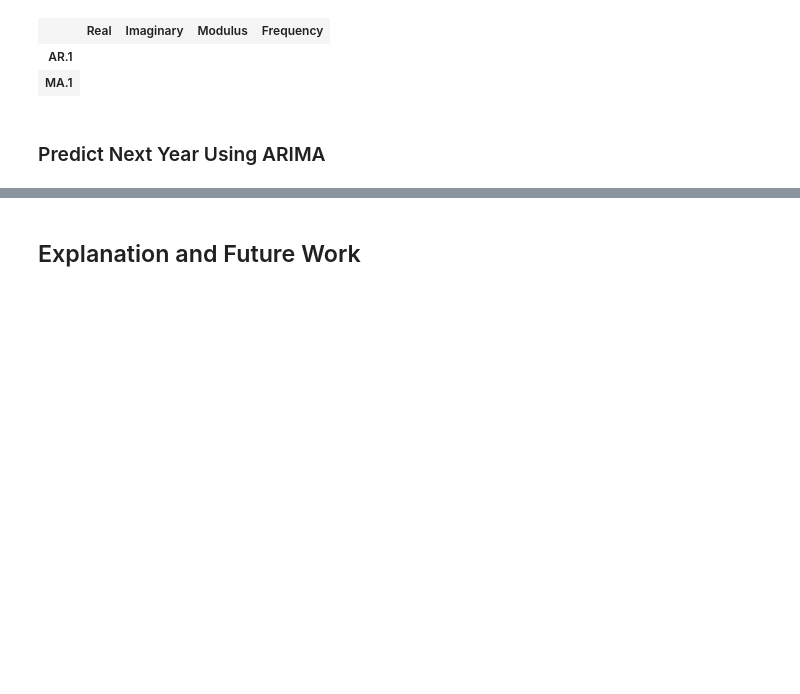
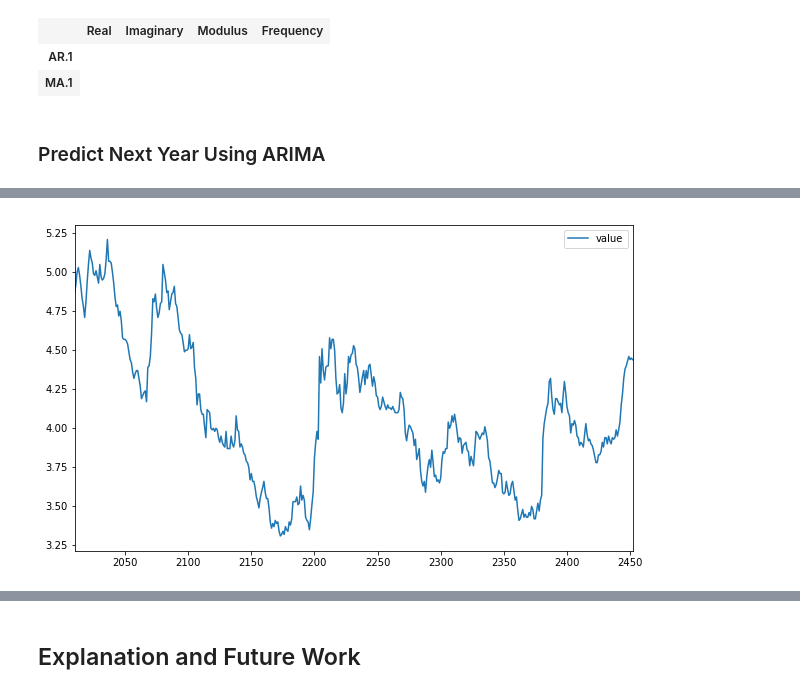
Before and after one commit to badderc/Carlie_Badder-NYC-Data_Scientist, a Jupyter notebook: ds-2/Time-Series.ipynb, the cells around one changed output, grey strips where cells are left out. Saved outputs shown, nothing was run; the diff lists cells and outputs as text; code cells hidden in the pictures; blank space fills up the shorter version.

```diff
--- a/ds-2/Time-Series.ipynb
+++ b/ds-2/Time-Series.ipynb
@@ -523,0 +507,4 @@ plt.plot(range(len(history)), history)
+# %%
+# convert values to floats
+mort_df.value = mort_df.value.astype(float)
+mort_df.info()
@@ -523,0 +519,7 @@ plt.plot(range(len(history)), history)
+# %%
+# include only recent data
+mort_df_recent = mort_df.loc['2009-01-31':]
+# %%
+mort_df_recent.plot(figsize=(10,6));
+# %% [output]
+[figure, added]
```
Also changed, not shown: parts of 51 cells of this notebook, 5 other files.
